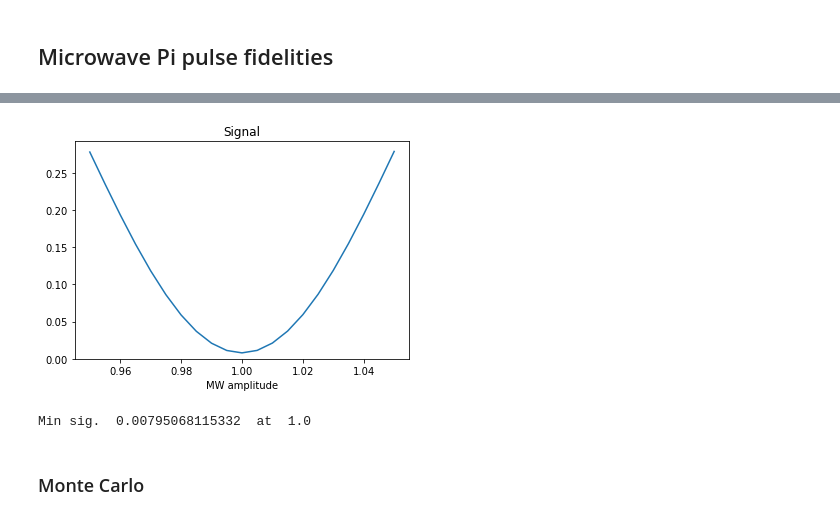
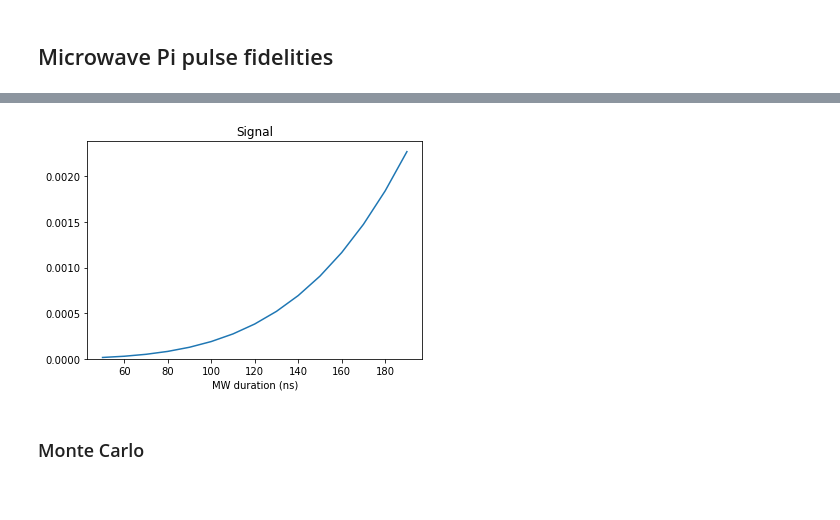
Before and after one commit to zaguros/analysis, a Jupyter notebook: notebooks/Quantum Networks/Simulations/MW_pulse_simulation.ipynb, the cells around one changed output, grey strips where cells are left out. Saved outputs shown, nothing was run; the diff lists cells and outputs as text; code cells hidden in the pictures.

```diff
--- a/notebooks/Quantum Networks/Simulations/MW_pulse_simulation.ipynb
+++ b/notebooks/Quantum Networks/Simulations/MW_pulse_simulation.ipynb
@@ -12,4 +19,6 @@ from analysis.lib.sim import electron_nuclear_sim as nsc; reload(nsc)
 # %%
+reload(nsc)
 NVsys = nsc.noisy_NV_system(mw_duration=100e-9,carbon_params = [],inc_nitrogen=True,pulse_shape='Hermite')
-NVexpm = nsc.NV_experiment(NVsys)
-g = NVexpm.gate_sequence()
+fids = nsc.sweep_MW_duration(NVsys,N=1)
+# %% [output]
+[figure, added]
@@ -19,9 +25,3 @@ g.mXe()
-# %%
-NVsys = nsc.noisy_NV_system(mw_duration=100e-9,carbon_params = [],inc_nitrogen=True,pulse_shape='Hermite')
-fids = nsc.sweep_MW_amp(NVsys,N=11,amp_range=np.arange(0.95,1.05,0.005))
-# %% [output]
-[figure, removed]
-Min sig.  0.00795068115332  at  1.0
 # %% [markdown]
 ### Monte Carlo
 # %%
```
Also changed, not shown: parts of 6 cells of this notebook, 1 other file.
